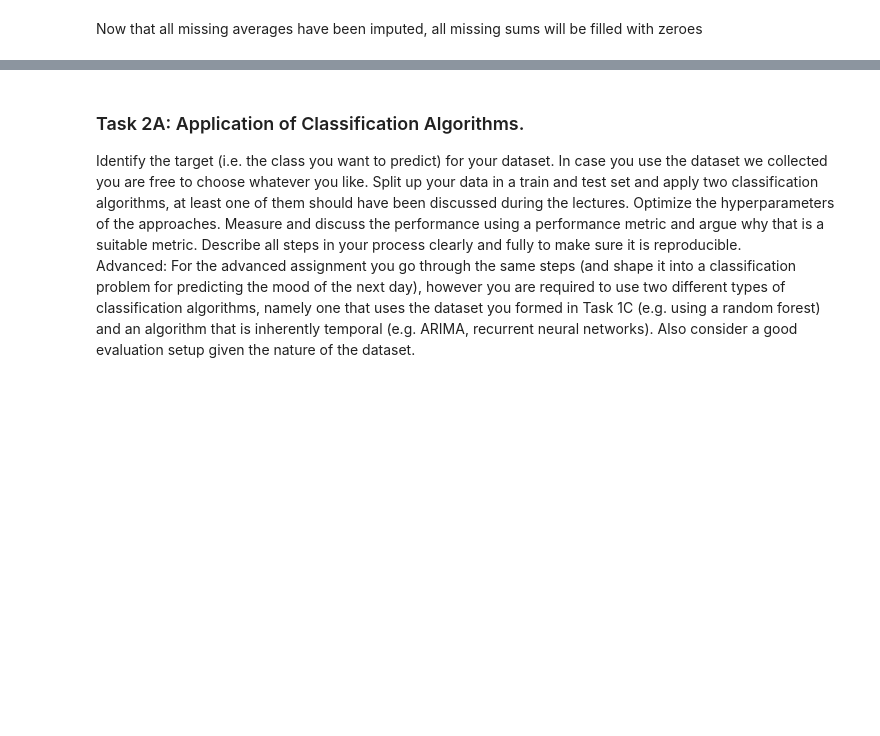
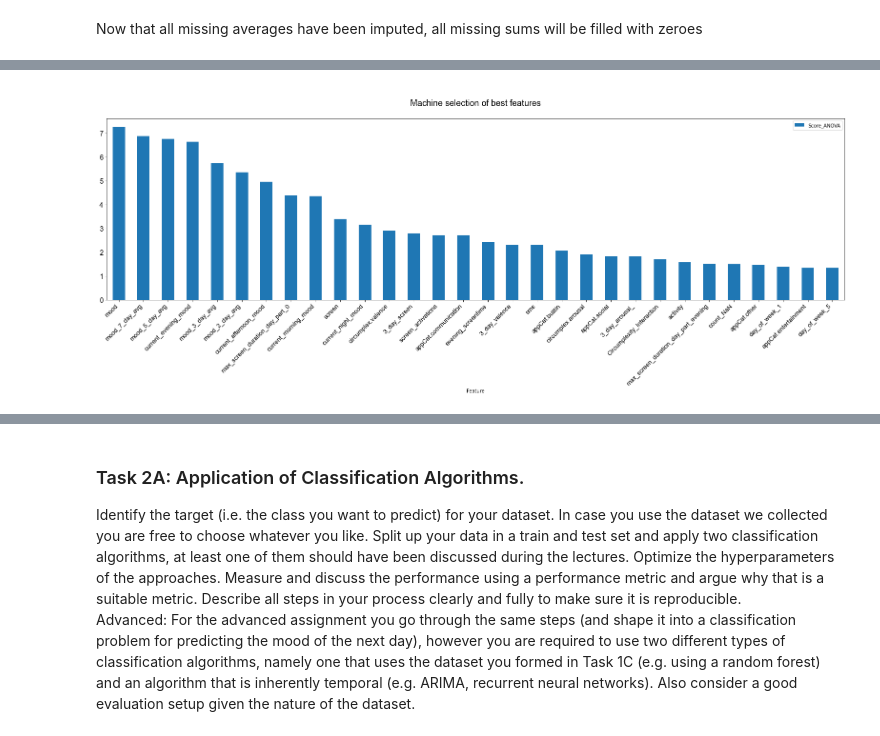
Before and after one commit to moosmiddelkoop/DMT-1, a Jupyter notebook: Assignment_1.ipynb, the cells around one changed output, grey strips where cells are left out. Drawn from its saved outputs; the diff is of its cells as text; code cells hidden in the pictures; blank space fills up the shorter version.

```diff
--- a/Assignment_1.ipynb
+++ b/Assignment_1.ipynb
@@ -565,0 +596,31 @@ NameError: name 'features' is not defined
+# %%
+### Feature Selection
+
+# Feature Selection: Machine Selection
+from sklearn.feature_selection import SelectKBest
+from sklearn.feature_selection import chi2, f_classif
+
+featureScores = pd.DataFrame(final_features.columns)
+
+def feature_selection(score_func):
+    bestfeatures_f = SelectKBest(score_func = score_func, k=30)
+    fit = bestfeatures_f.fit(final_features,target)
+    featureScores[str(score_func)] = fit.scores_
+
+feature_selection(f_classif)
+featureScores.columns =  ['Feature','Score_ANOVA']
+
+# Visualization of Machine Selection
+
+%matplotlib inline
+arfont = {'fontname':'Arial'}
+top = featureScores.nlargest(30,'Score_ANOVA')
+top = top.set_index('Feature')
+top.plot(kind = 'bar',figsize = (20,7), color = "#1f77b4")
+plt.title('\nMachine selection of best features\n', size = 18, **arfont)
+plt.xticks(rotation=45,ha="right", size = 13, **arfont)
+plt.yticks(size = 14,**arfont)
+plt.subplots_adjust(right=1.2)
+plt.show()
+# %% [output]
+[figure, added]
```
Also changed, not shown: parts of 14 cells of this notebook, 34 other files.
